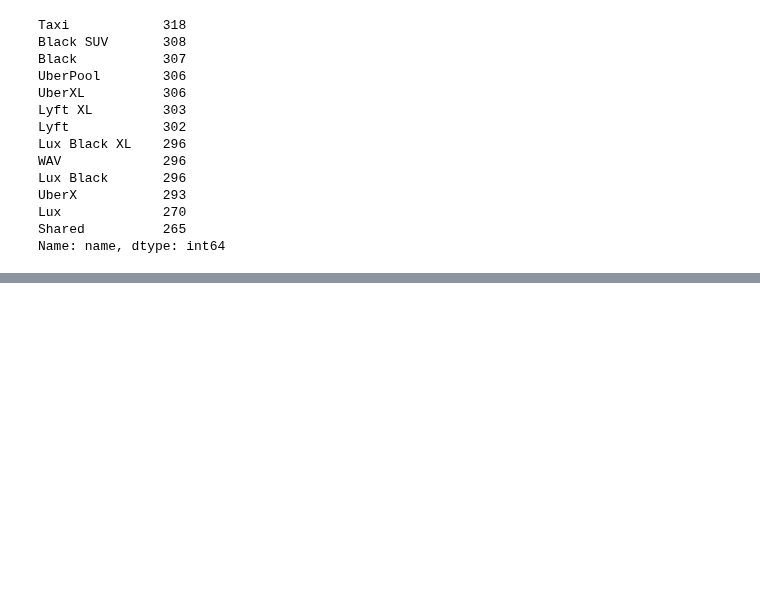
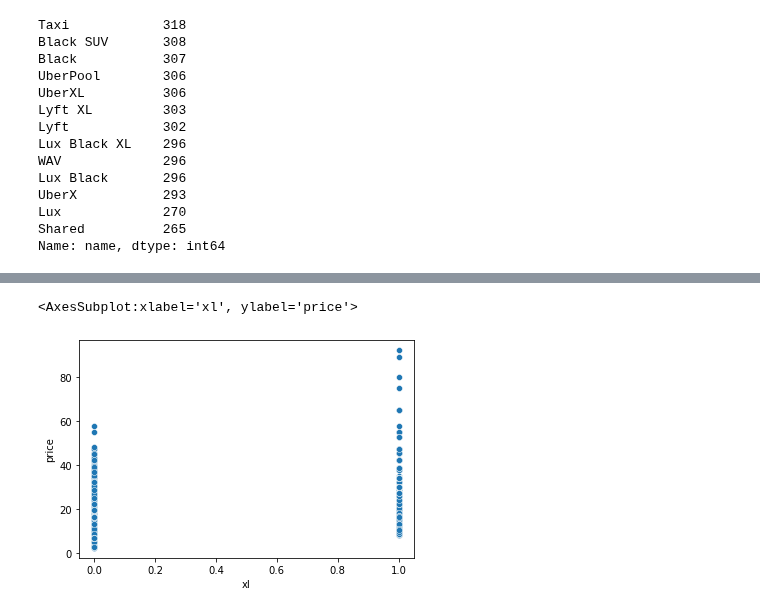
Before and after one commit to cndywu/TheYelpers, a Jupyter notebook: olds_final_project.ipynb, the cells around one changed output, grey strips where cells are left out. Cells and saved outputs as stored; diff of their text form; code cells hidden in the pictures; blank space fills up the shorter version.

```diff
--- a/olds_final_project.ipynb
+++ b/olds_final_project.ipynb
@@ -133,6 +133,9 @@ Shared          265
 Name: name, dtype: int64
 # %%
 def trans_var(row):
-    if row["name"].contains("XL"):
-        return "XL"
-    elif row["name"].contains("XL")
+    if "XL" in row["name"]:
+        return 1
+    return 0
+# %%
+merged["xl"] = merged.apply(lambda row: trans_var(row), axis=1)
+merged.head()
@@ -138,0 +149,5 @@ def trans_var(row):
+# %%
+sns.scatterplot(data = merged, x = "xl", y = "price")
+# %% [output]
+<AxesSubplot:xlabel='xl', ylabel='price'>
+[figure, added]
```
Also changed, not shown: parts of 2 cells of this notebook, 1 other file.
